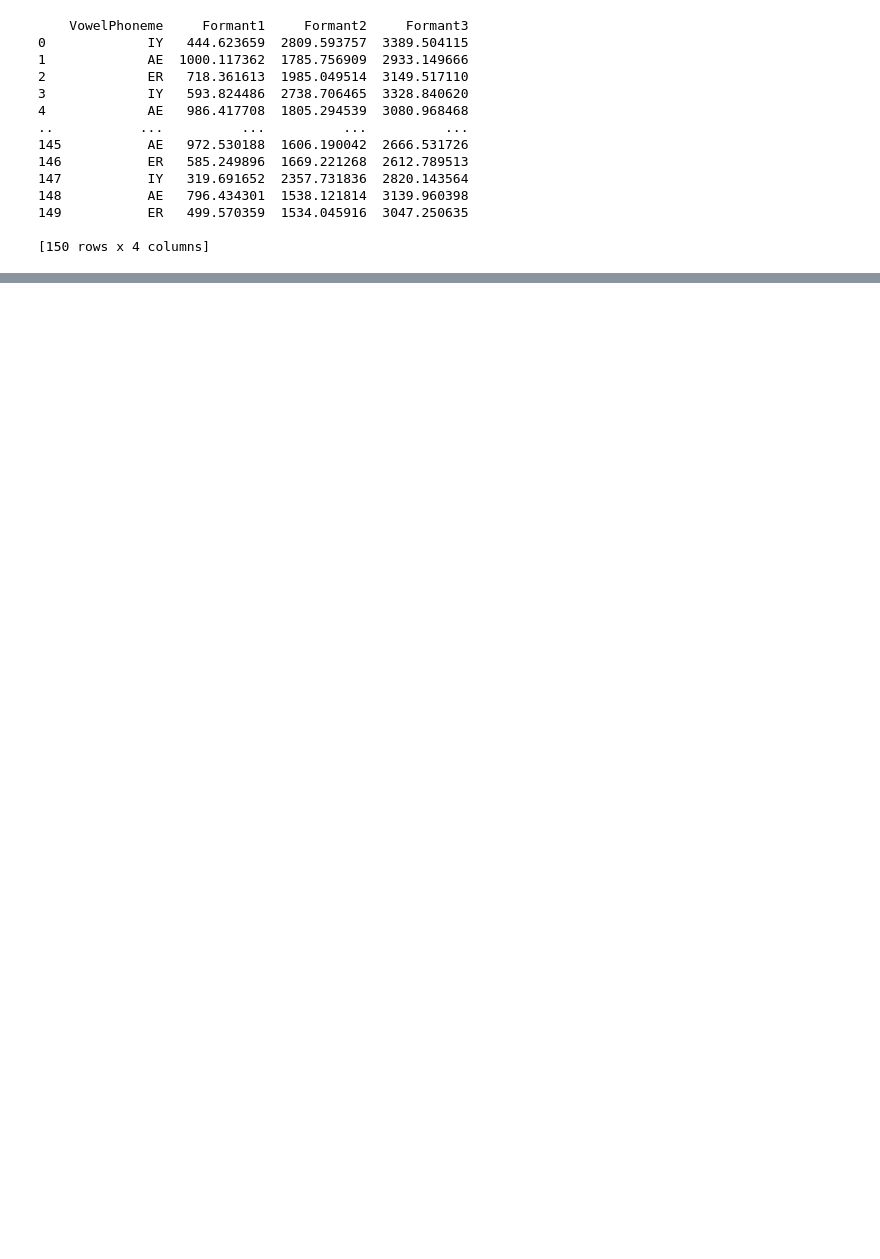
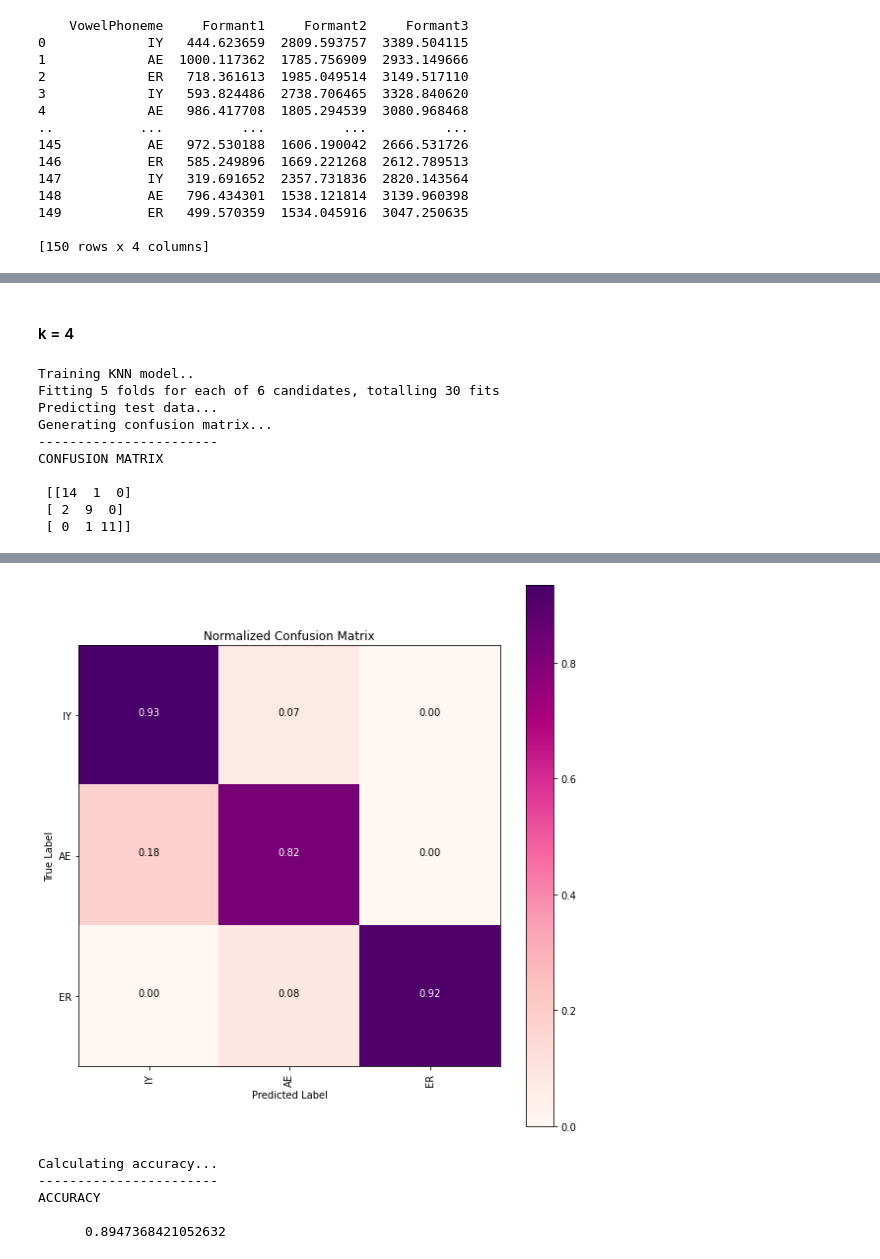
Before and after one commit to francescamizzi/NLP-ICS2203, a Jupyter notebook: Part 2 - Phenome Recognition/Speech Phoneme Analysis and Classification.ipynb, the cells around one changed output, grey strips where cells are left out. Drawn from its saved outputs; the diff is of its cells as text; code cells hidden in the pictures; blank space fills up the shorter version.

```diff
--- a/Part 2 - Phenome Recognition/Speech Phoneme Analysis and Classification.ipynb
+++ b/Part 2 - Phenome Recognition/Speech Phoneme Analysis and Classification.ipynb
@@ -155,0 +216,15 @@ def new_trial(n):
+# %% [markdown]
+#### k = 4
+# %%
+new_trial(4)
+# %% [output]
+Training KNN model..
+Fitting 5 folds for each of 6 candidates, totalling 30 fits
+Predicting test data...
+Generating confusion matrix...
+-----------------------
+CONFUSION MATRIX
+
+ [[14  1  0]
+ [ 2  9  0]
+ [ 0  1 11]]
@@ -155,0 +234,6 @@ def new_trial(n):
+[figure, added]
+Calculating accuracy...
+-----------------------
+ACCURACY
+
+      0.8947368421052632
```
Also changed, not shown: parts of 40 cells of this notebook.
